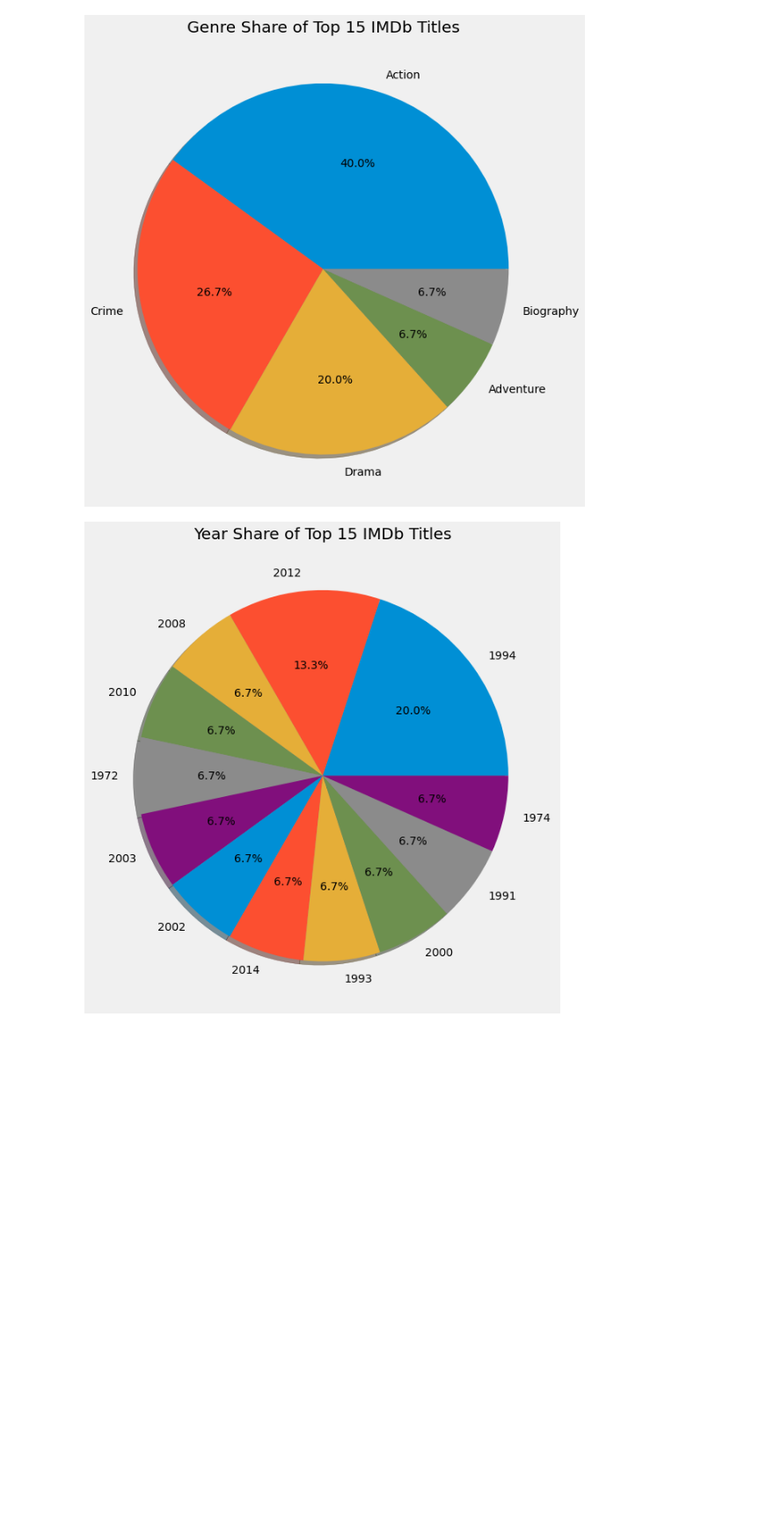
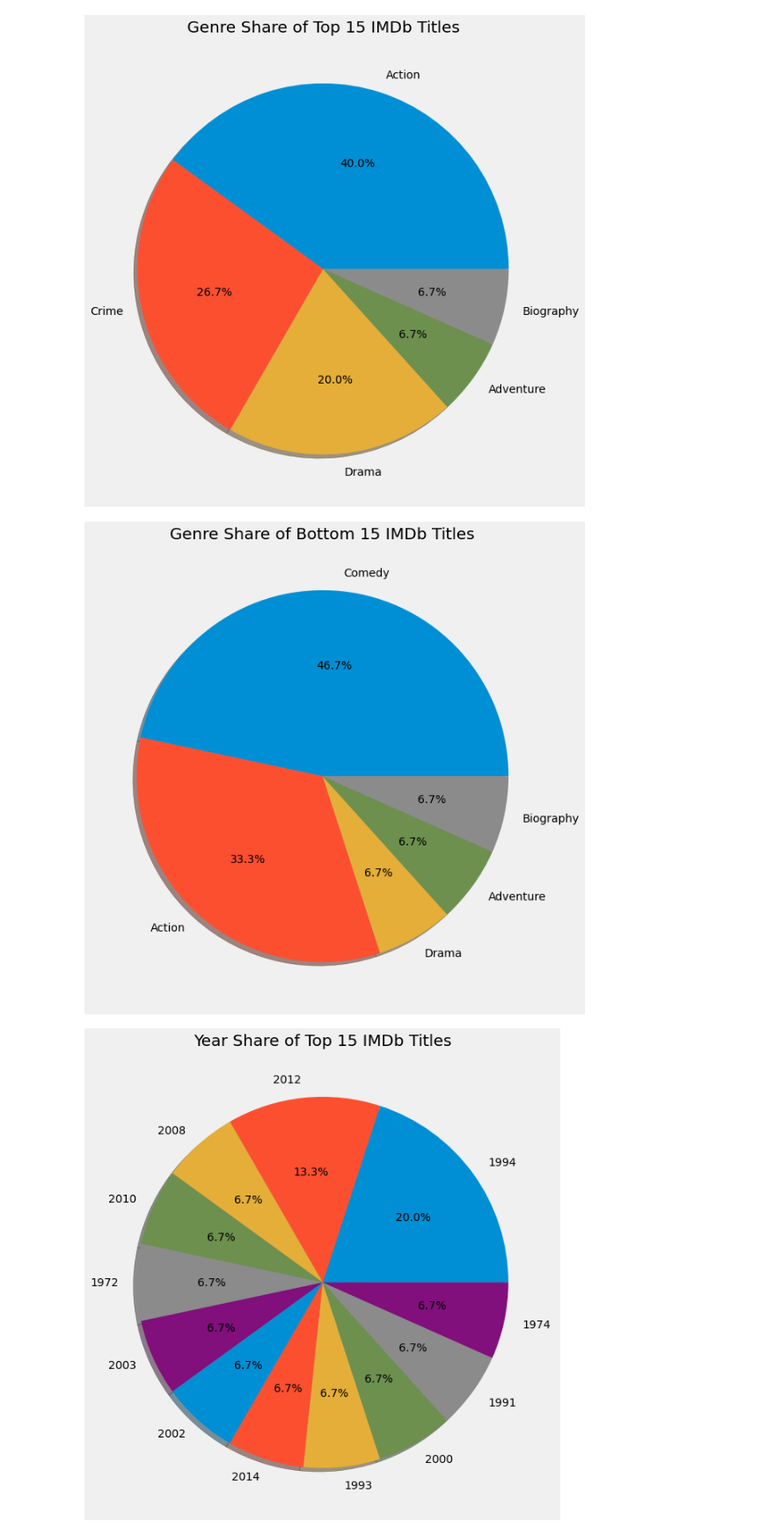
Before and after one commit to hurshkarkhanis/movie_ratings, a Jupyter notebook: src/exploratory_data_analysis.ipynb, the cells around one changed output. Shown at 88% size. Saved outputs shown, nothing was run; the diff lists cells and outputs as text; code cells hidden in the pictures; blank space fills up the shorter version.

```diff
--- a/src/exploratory_data_analysis.ipynb
+++ b/src/exploratory_data_analysis.ipynb
@@ -109,7 +110,8 @@ bot = movies.sort_values(by=['score'], ascending=True).head(GLOBAL_TOP)
 top_directors = frequency_dict(top['directors'])
 top_writers = frequency_dict(top['writers'])
 # %%
-most_frequent_genres = frequency_dict(top['genres'])
+most_frequent_genres_top = frequency_dict(top['genres'])
+most_frequent_genres_bot = frequency_dict(bot['genres'])
 # %%
 bot_directors = frequency_dict(bot['directors'])
 bot_writers = frequency_dict(bot['writers'])
@@ -168,6 +170,10 @@ homemade_pie(top_writers, 'Writer Share of Top {} IMDb Titles'.format(GLOBAL_TOP
 homemade_pie_with_name(most_frequent_genres, 'Genre Share of Top {} IMDb Titles'.format(GLOBAL_TOP), '#00788C');
 # %% [output]
 [figure]
+# %%
+homemade_pie_with_name(most_frequent_genres_bot, 'Genre Share of Bottom {} IMDb Titles'.format(GLOBAL_TOP), '#00788C');
+# %% [output]
+[figure, added]
 # %%
 homemade_pie_with_name(best_years, 'Year Share of Top {} IMDb Titles'.format(GLOBAL_TOP), '#DB3EB1');
 # %% [output]
```
Also changed, not shown: parts of 2 cells of this notebook, 1 other file.
